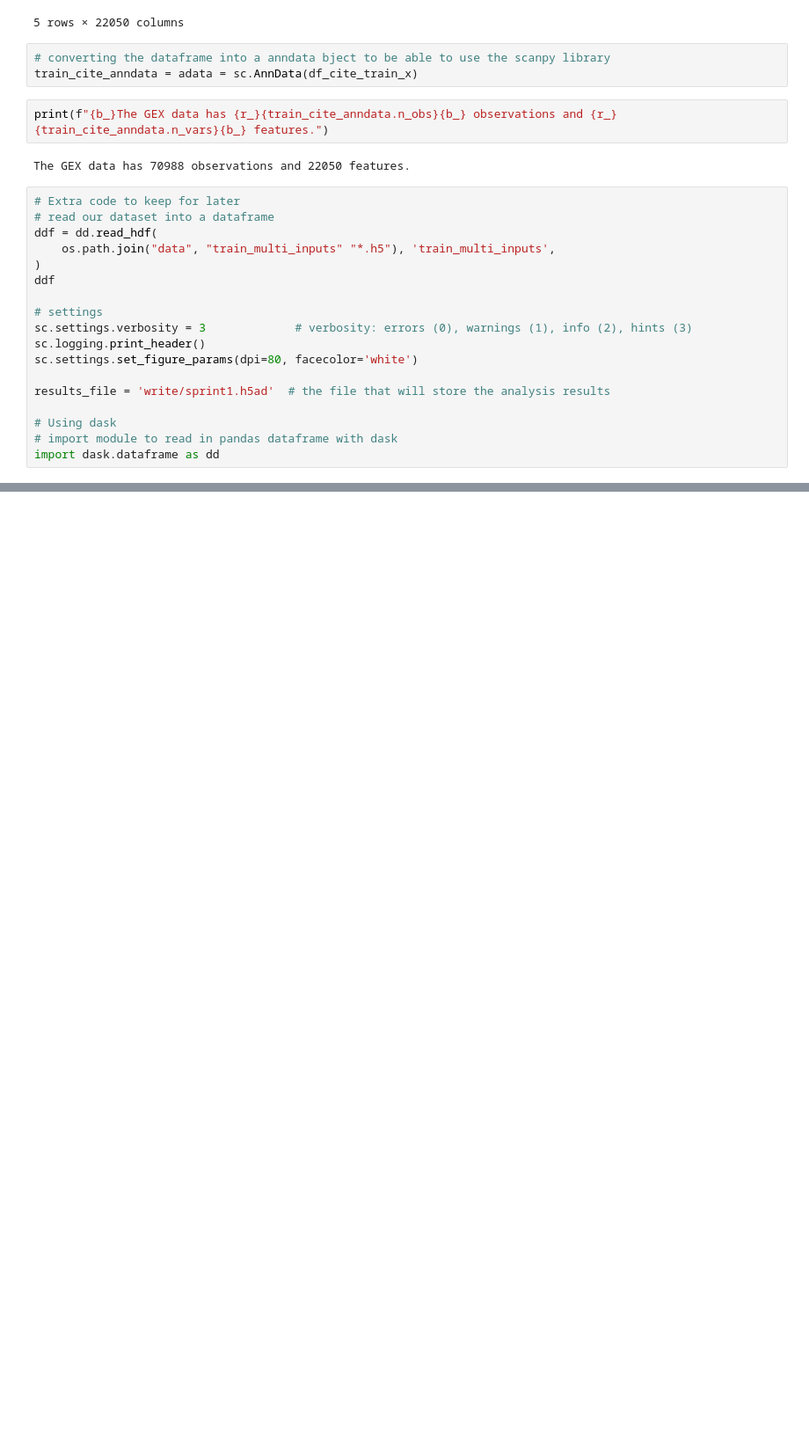
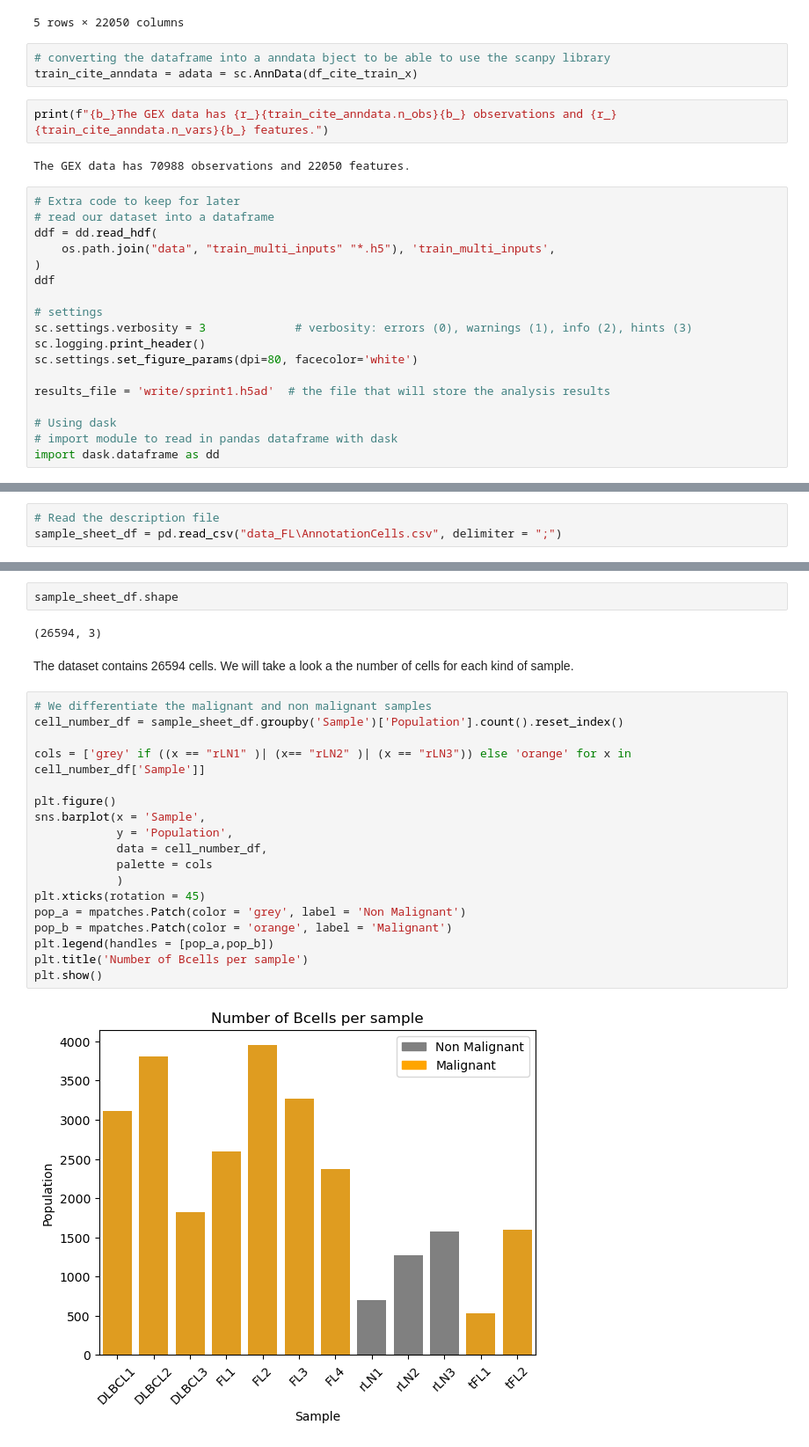
Before and after one commit to dinozor-petitpied/Capstone, a Jupyter notebook: Notebooks/AnneSophie_Howard_sprint1.ipynb, the cells around one changed output, grey strips where cells are left out. Shown: that part at 88% size. Drawn from its saved outputs; the diff is of its cells as text; blank space fills up the shorter version.

```diff
--- a/Notebooks/AnneSophie_Howard_sprint1.ipynb
+++ b/Notebooks/AnneSophie_Howard_sprint1.ipynb
@@ -99,0 +115,3 @@ import dask.dataframe as dd
+# %%
+# Read the description file
+sample_sheet_df = pd.read_csv("data_FL\AnnotationCells.csv", delimiter = ";")
@@ -99,0 +127,26 @@ import dask.dataframe as dd
+# %%
+sample_sheet_df.shape
+# %% [output]
+(26594, 3)
+# %% [markdown]
+The dataset contains 26594 cells. We will take a look a the number of cells for each kind of sample.
+# %%
+# We differentiate the malignant and non malignant samples
+cell_number_df = sample_sheet_df.groupby('Sample')['Population'].count().reset_index()
+
+cols = ['grey' if ((x == "rLN1" )| (x== "rLN2" )| (x == "rLN3")) else 'orange' for x in cell_number_df['Sample']]
+
+plt.figure()
+sns.barplot(x = 'Sample',
+            y = 'Population',
+            data = cell_number_df,
+            palette = cols
+            )
+plt.xticks(rotation = 45)
+pop_a = mpatches.Patch(color = 'grey', label = 'Non Malignant')
+pop_b = mpatches.Patch(color = 'orange', label = 'Malignant')
+plt.legend(handles = [pop_a,pop_b])
+plt.title('Number of Bcells per sample')
+plt.show()
+# %% [output]
+[figure, added]
```
Also changed, not shown: parts of 19 cells of this notebook.
